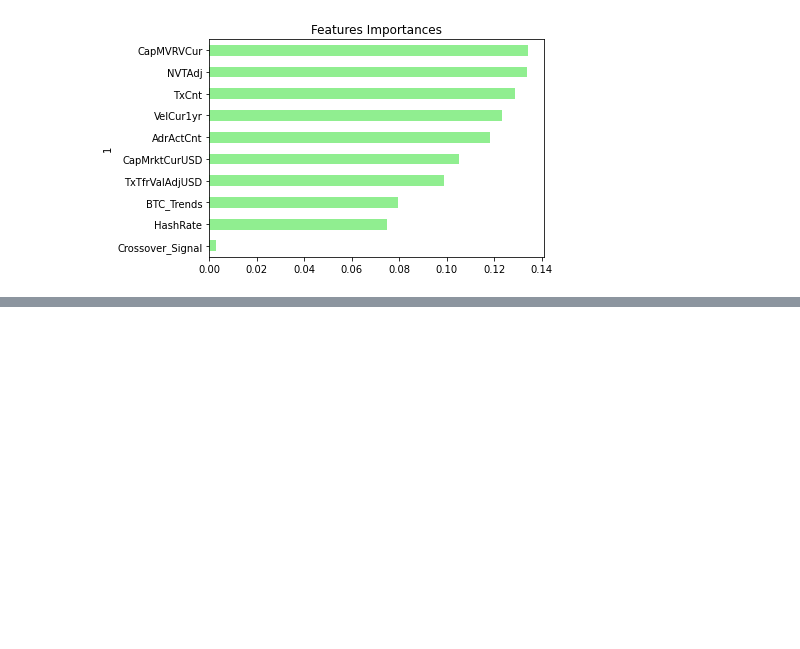
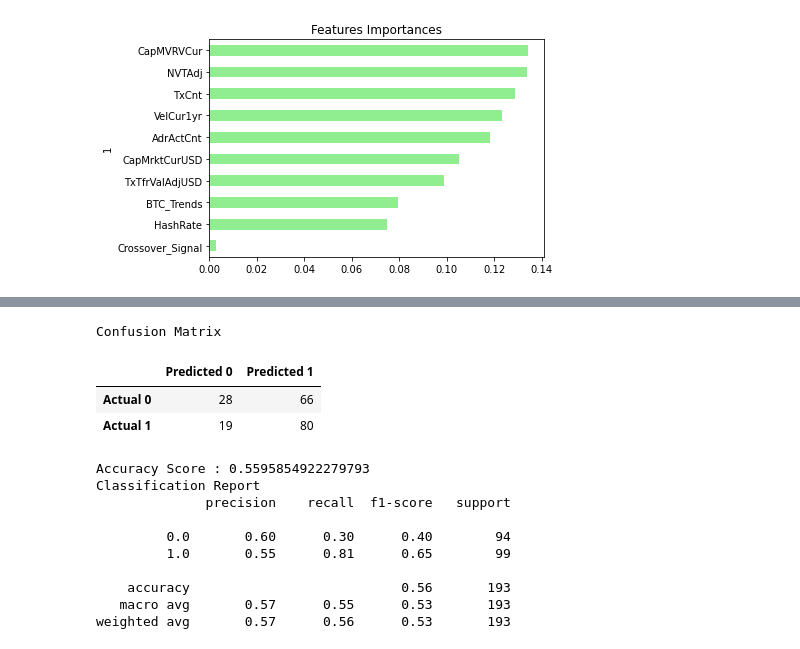
Before and after one commit to dbogatic/crypto-analysis, a Jupyter notebook: btc_price_direction.ipynb, the cells around one changed output, grey strips where cells are left out. Cells and saved outputs as stored; diff of their text form; code cells hidden in the pictures; blank space fills up the shorter version.

Commit message:
RF model tuning

```diff
--- a/btc_price_direction.ipynb
+++ b/btc_price_direction.ipynb
@@ -291,0 +295,50 @@ importances_plot = importances_sorted.plot(kind='barh', color='lightgreen', titl
+# %%
+# Select model features and timeframe for train data
+X = combined_df[['CapMVRVCur','NVTAdj']]
+X_train = X.loc[:'2020']
+y = combined_df['Positive_Return']
+y_train = y[:'2020']
+X_test = X['2021':]
+y_test = y['2021':]
+scaler = StandardScaler()
+X_scaler = scaler.fit(X_train)
+X_train_scaled = X_scaler.transform(X_train)
+X_test_scaled = X_scaler.transform(X_test)
+# %%
+# Define the model using optimized settings
+model = RandomForestClassifier(criterion='entropy', max_depth=10,n_estimators=20, n_jobs=-1)
+# %%
+# Fit the model
+model = model.fit(X_train_scaled, y_train)
+
+# Making predictions using the testing data
+predictions = model.predict(X_test_scaled)
+
+# Calculating the confusion matrix
+cm = confusion_matrix(y_test, predictions)
+cm_df = pd.DataFrame(cm, index=["Actual 0", "Actual 1"], columns=["Predicted 0", "Predicted 1"])
+
+# Calculating the accuracy score
+acc_score = accuracy_score(y_test, predictions)
+
+# Displaying results
+print("Confusion Matrix")
+display(cm_df)
+print(f"Accuracy Score : {acc_score}")
+print("Classification Report")
+print(classification_report(y_test, predictions))
+# %% [output]
+Confusion Matrix
+|  | Predicted 0 | Predicted 1 |
+| Actual 0 | 28 | 66 |
+| Actual 1 | 19 | 80 |
+Accuracy Score : 0.5595854922279793
+Classification Report
+              precision    recall  f1-score   support
+
+         0.0       0.60      0.30      0.40        94
+         1.0       0.55      0.81      0.65        99
+
+    accuracy                           0.56       193
+   macro avg       0.57      0.55      0.53       193
+weighted avg       0.57      0.56      0.53       193
```
Also changed, not shown: parts of 2 cells of this notebook.
